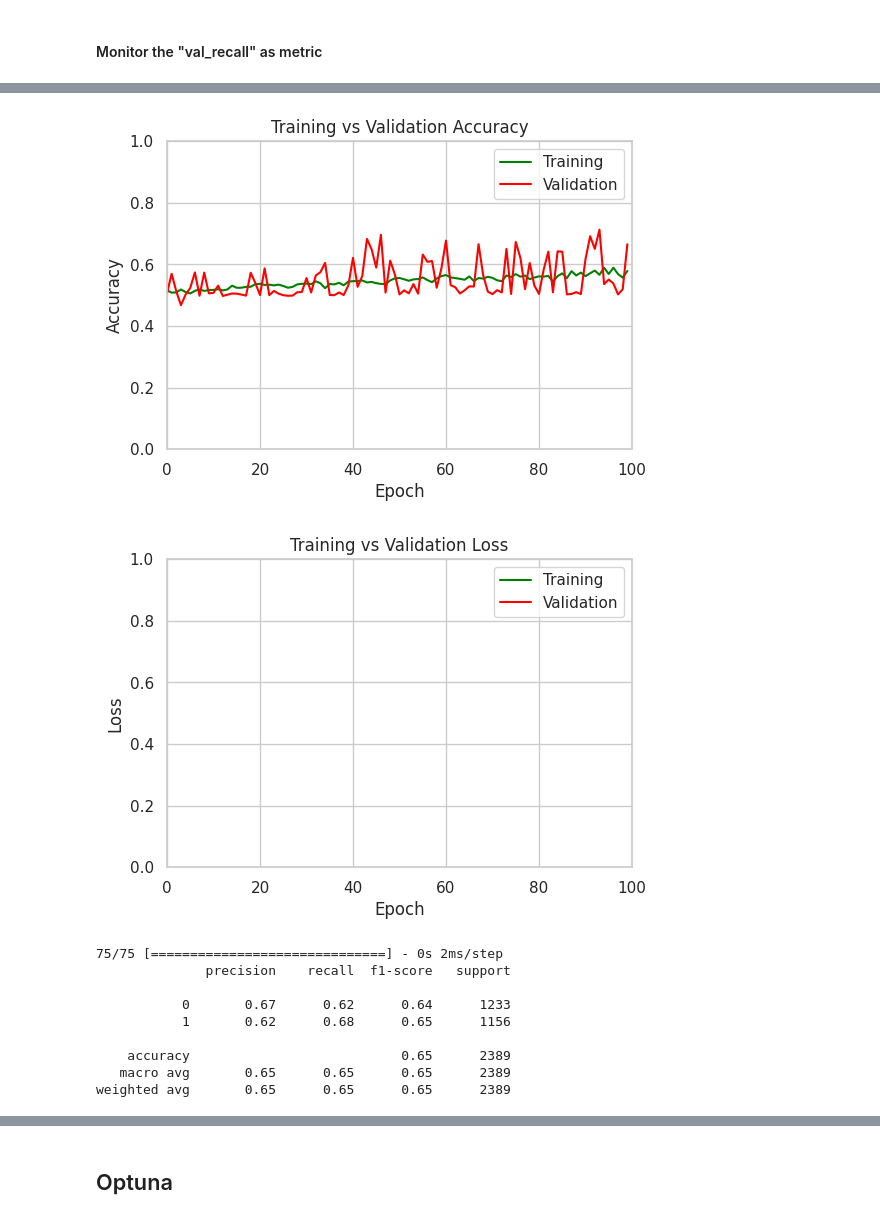
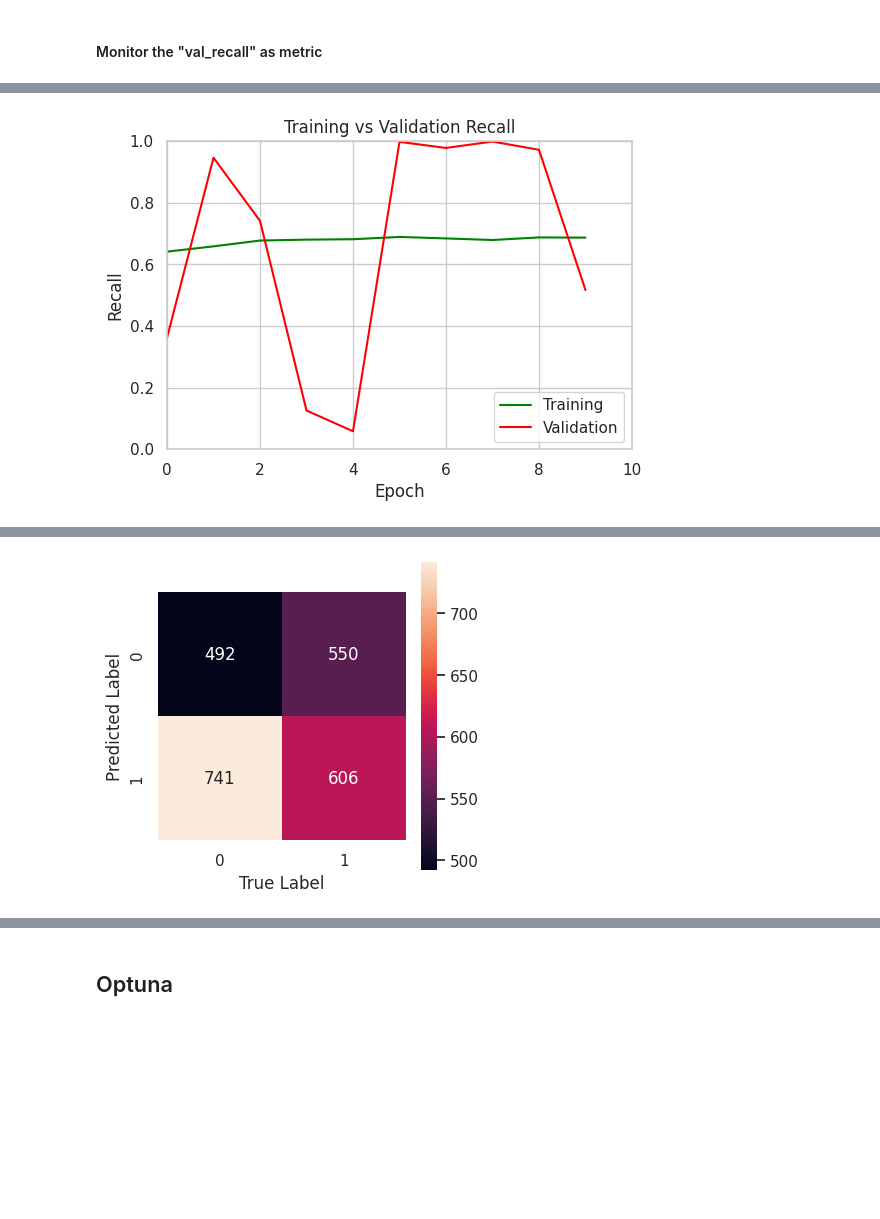
Before and after one commit to WaadAlharthi/ML_Portfolio, a Jupyter notebook: DL_Assignment_1_(Classification_with_ANN_Churn_Prediction).ipynb, the cells around one changed output, grey strips where cells are left out. Saved outputs shown, nothing was run; the diff lists cells and outputs as text; code cells hidden in the pictures; blank space fills up the shorter version.

```diff
--- a/DL_Assignment_1_(Classification_with_ANN_Churn_Prediction).ipynb
+++ b/DL_Assignment_1_(Classification_with_ANN_Churn_Prediction).ipynb
@@ -376,6 +376,9 @@ from sklearn import metrics
 from sklearn.model_selection import cross_val_score, cross_validate
 from sklearn.metrics import classification_report, confusion_matrix
 from sklearn.metrics import RocCurveDisplay, roc_auc_score, auc , roc_curve
+
+
+epochs=300
 # %% [output]
 2.14.0
 # %%
@@ -466,6 +488,23 @@ def plot_training_validation_loss(history):
     #plt.tight_layout()
     plt.show()
 
+def plot_training_validation_recall(history):
+    plt.figure(figsize=(6, 4))
+
+    plt.plot(history.history['recall'], label='Training', color="green")
+    plt.plot(history.history['val_recall'], label='Validation', color="red")
+
+    plt.xlim(0, len(history.epoch))
+    plt.ylim([0,1])
+
+    plt.title('Training vs Validation Recall')
+    plt.xlabel('Epoch')
+    plt.ylabel('Recall')
+    plt.legend()
+
+    #plt.tight_layout()
+    plt.show()
+
 def plot_AUC(y_test, y_pred):
     plt.figure(figsize=(6, 4))
     # Compute ROC curve and ROC AUC
@@ -1040,7 +1079,7 @@ model9.add(Dense(1, activation="sigmoid"))
 
 print(model9.summary())
 
-model9.compile(optimizer="adam", loss="binary_crossentropy", metrics=["accuracy"])
+model9.compile(optimizer="adam", loss="binary_crossentropy", metrics=[tf.keras.metrics.Recall()])
 
 # Define the EarlyStopping callback with multiple monitors
 early_stopping = EarlyStopping(
@@ -1051,13 +1090,14 @@ early_stopping = EarlyStopping(
     verbose=1                # Print messages when early stopping occurs
 )
 
-history9 = model9.fit(X_train, y_train, epochs=100, validation_split=0.15, verbose=0, class_weight={0: 1, 1: 2}, callbacks=[early_stopping])
+history9 = model9.fit(X_train, y_train, epochs=epochs, validation_split=0.15, verbose=0, class_weight={0: 1, 1: 2}, callbacks=[early_stopping])
 
 
 ### Evaluate
 
-plot_training_validation_accuracy(history9)
-plot_training_validation_loss(history9)
+#plot_training_validation_accuracy(history9)
+#plot_training_validation_loss(history9)
+plot_training_validation_recall(history9)
 
 y_pred = model9.predict(X_test) > 0.5
 mat= metrics.confusion_matrix(y_test, y_pred)
@@ -1085,0 +1127 @@ None
+[figure, new version]
@@ -1103,11 +1137 @@ WARNING:tensorflow:Early stopping conditioned on metric `val_recall` which is no
-[figure, old version]
-[figure, old version]
+[figure, new version]
-75/75 [==============================] - 0s 2ms/step
-              precision    recall  f1-score   support
-
-           0       0.67      0.62      0.64      1233
-           1       0.62      0.68      0.65      1156
-
-    accuracy                           0.65      2389
-   macro avg       0.65      0.65      0.65      2389
-weighted avg       0.65      0.65      0.65      2389
```
Also changed, not shown: parts of 21 cells of this notebook.
